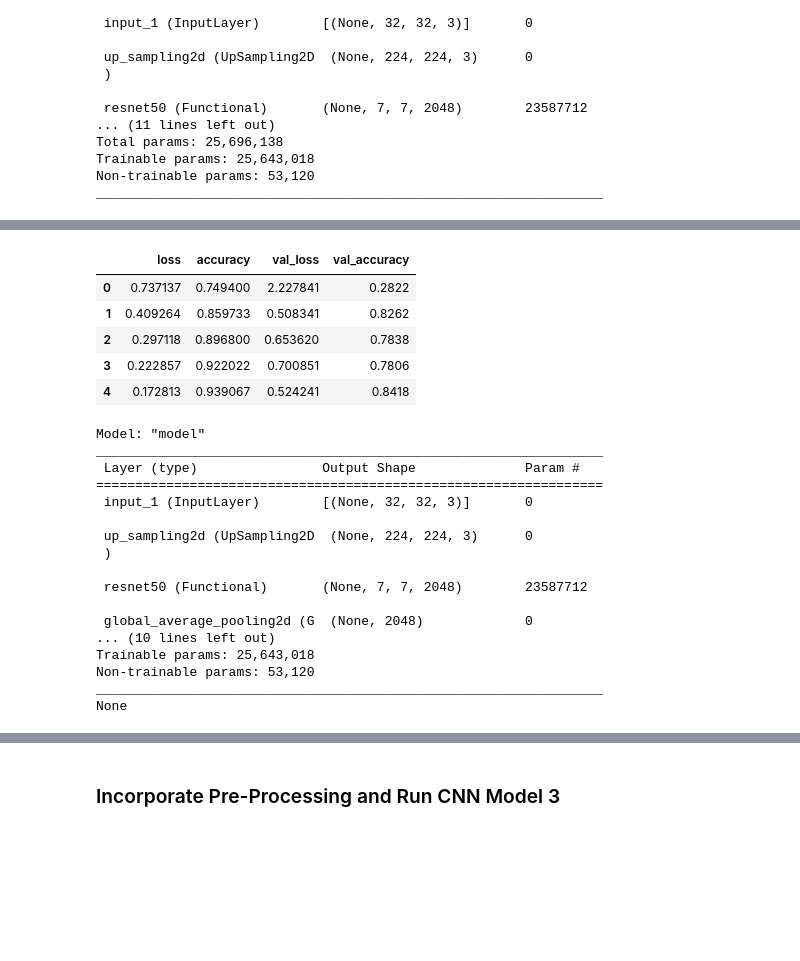
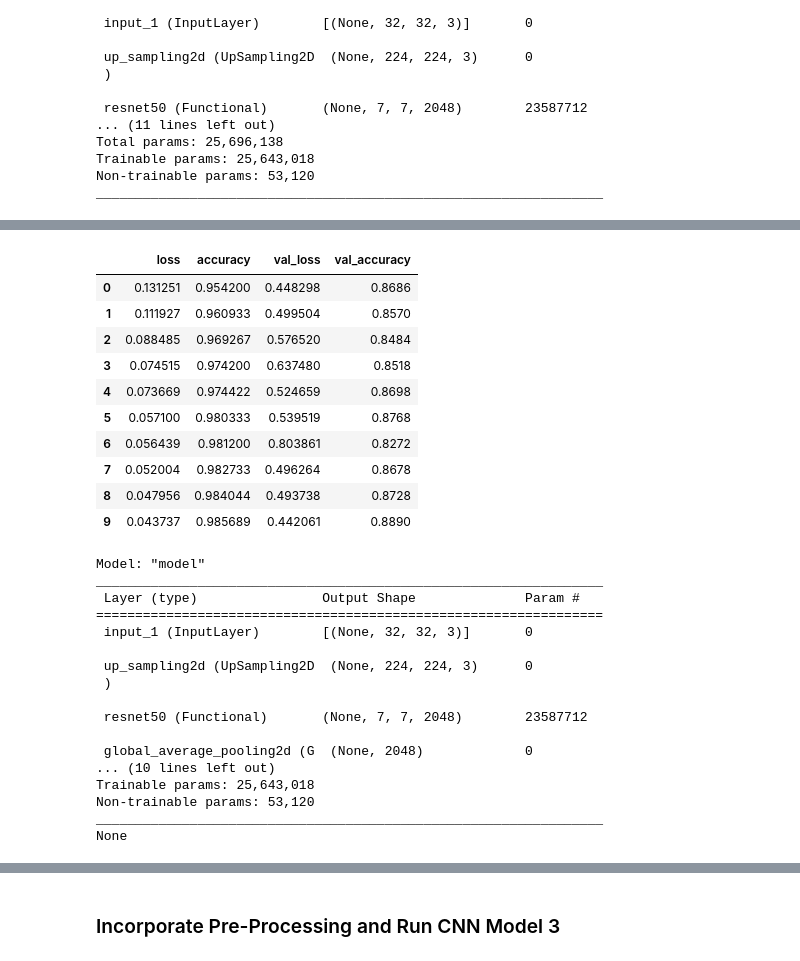
Before and after one commit to andrewabrahamian/w207_final_project, a Jupyter notebook: reports/w207_final_project_cifar10_report.ipynb, the cells around one changed output, grey strips where cells are left out. Cells and saved outputs as stored; diff of their text form; code cells hidden in the pictures; blank space fills up the shorter version.

```diff
--- a/reports/w207_final_project_cifar10_report.ipynb
+++ b/reports/w207_final_project_cifar10_report.ipynb
@@ -849,7 +849,7 @@ def classifier(inputs):
     x = tf.keras.layers.GlobalAveragePooling2D()(inputs)
     x = tf.keras.layers.Flatten()(x)
     x = tf.keras.layers.Dense(1024, activation="relu")(x)
-    #x = tf.keras.layers.Dense(1024, activation="relu")(x)
+    x = tf.keras.layers.Dense(1024, activation="relu")(x)
     x = tf.keras.layers.Dense(10, activation="softmax", name="classification")(x)
     return x
 
@@ -909,7 +909,7 @@ _________________________________________________________________
 history = model.fit(
   x = x_train,
   y = y_train,
-  epochs=5, #can we train a bit longer
+  epochs=10, #can we train a bit longer
   batch_size=64,
   validation_split=0.1,
   verbose = 1)
@@ -930,9 +940,14 @@ Epoch 5/5
 |  | loss | accuracy | val_loss | val_accuracy |
-| 0 | 0.737137 | 0.749400 | 2.227841 | 0.2822 |
-| 1 | 0.409264 | 0.859733 | 0.508341 | 0.8262 |
-| 2 | 0.297118 | 0.896800 | 0.653620 | 0.7838 |
-| 3 | 0.222857 | 0.922022 | 0.700851 | 0.7806 |
-| 4 | 0.172813 | 0.939067 | 0.524241 | 0.8418 |
+| 0 | 0.131251 | 0.954200 | 0.448298 | 0.8686 |
+| 1 | 0.111927 | 0.960933 | 0.499504 | 0.8570 |
+| 2 | 0.088485 | 0.969267 | 0.576520 | 0.8484 |
+| 3 | 0.074515 | 0.974200 | 0.637480 | 0.8518 |
+| 4 | 0.073669 | 0.974422 | 0.524659 | 0.8698 |
+| 5 | 0.057100 | 0.980333 | 0.539519 | 0.8768 |
+| 6 | 0.056439 | 0.981200 | 0.803861 | 0.8272 |
+| 7 | 0.052004 | 0.982733 | 0.496264 | 0.8678 |
+| 8 | 0.047956 | 0.984044 | 0.493738 | 0.8728 |
+| 9 | 0.043737 | 0.985689 | 0.442061 | 0.8890 |
 Model: "model"
 _________________________________________________________________
  Layer (type)                Output Shape              Param #
```
Also changed, not shown: parts of 6 cells of this notebook.
